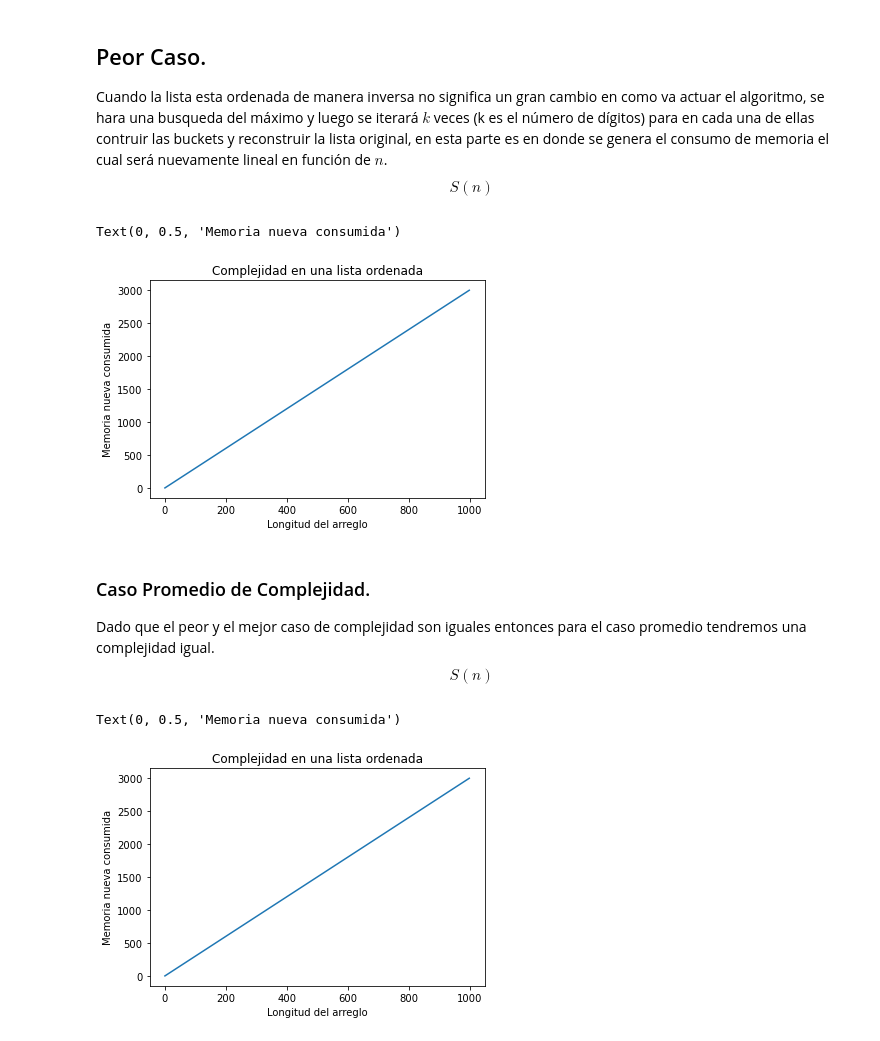
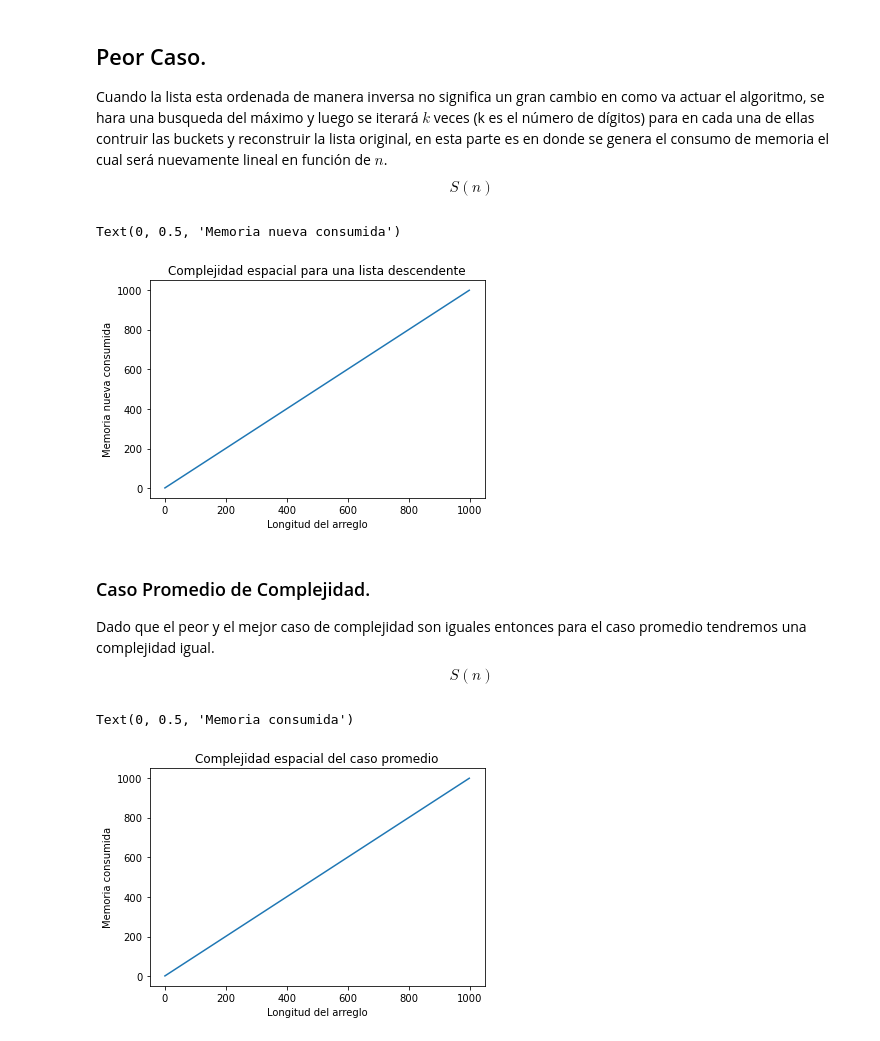
Before and after one commit to Eickyair/eda-2, a Jupyter notebook: 2022-09-14-practica-3/plots.ipynb, the cells around one changed output. Drawn from its saved outputs; the diff is of its cells as text; code cells hidden in the pictures.

```diff
--- a/2022-09-14-practica-3/plots.ipynb
+++ b/2022-09-14-practica-3/plots.ipynb
@@ -12,15 +12,12 @@
 import pandas as pd
 import matplotlib.pyplot as plt
 from random import randint as rd
-from api import generarCsv
-# heapSort
 I_DF_ORD_YEAR= pd.read_csv("./info_ordenada_i_year.csv")
 DF_ORD_YEAR = pd.read_csv("./info_ordenada_year.csv")
-# quickSort
 DF_ORD_DURAC = pd.read_csv("./info_ordenada_duracion.csv")
 I_DF_ORD_DURAC = pd.read_csv("./info_ordenada_i_duracion.csv")
 CASO_PROMEDIO = pd.read_csv("./data.csv")
-TESTS = 999
+TESTS = 300
 
 
 
@@ -442,22 +439,22 @@ $$S(n)$$
 # %%
 X=range(TESTS)
 Y = []
 musicas = []
 for i in X:
     musicas.append(Music(list(I_DF_ORD_DURAC.iloc[i])))
 for i in X:
     tt = musicas[:i+1]
     sort = Sort()
     sort.radixSortMusica(tt)
     Y.append(sort.contEsp)
 
 plt.plot(X,Y)
-plt.title("Complejidad en una lista ordenada")
+plt.title("Complejidad espacial para una lista descendente")
 plt.xlabel("Longitud del arreglo")
 plt.ylabel("Memoria nueva consumida")
 # %% [output]
 Text(0, 0.5, 'Memoria nueva consumida')
-[figure, old version]
+[figure, new version]
 # %% [markdown]
 ### Caso Promedio de Complejidad.
 Dado que el peor y el mejor caso de complejidad son iguales entonces para el caso promedio tendremos una complejidad igual.
@@ -475,9 +472,9 @@ for i in X:
     Y.append(sort.contEsp)
 
 plt.plot(X,Y)
-plt.title("Complejidad en una lista ordenada")
+plt.title("Complejidad espacial del caso promedio")
 plt.xlabel("Longitud del arreglo")
-plt.ylabel("Memoria nueva consumida")
+plt.ylabel("Memoria consumida")
 # %% [output]
-Text(0, 0.5, 'Memoria nueva consumida')
+Text(0, 0.5, 'Memoria consumida')
-[figure, old version]
+[figure, new version]
```
Also changed, not shown: parts of 16 cells of this notebook, 2 other files.
